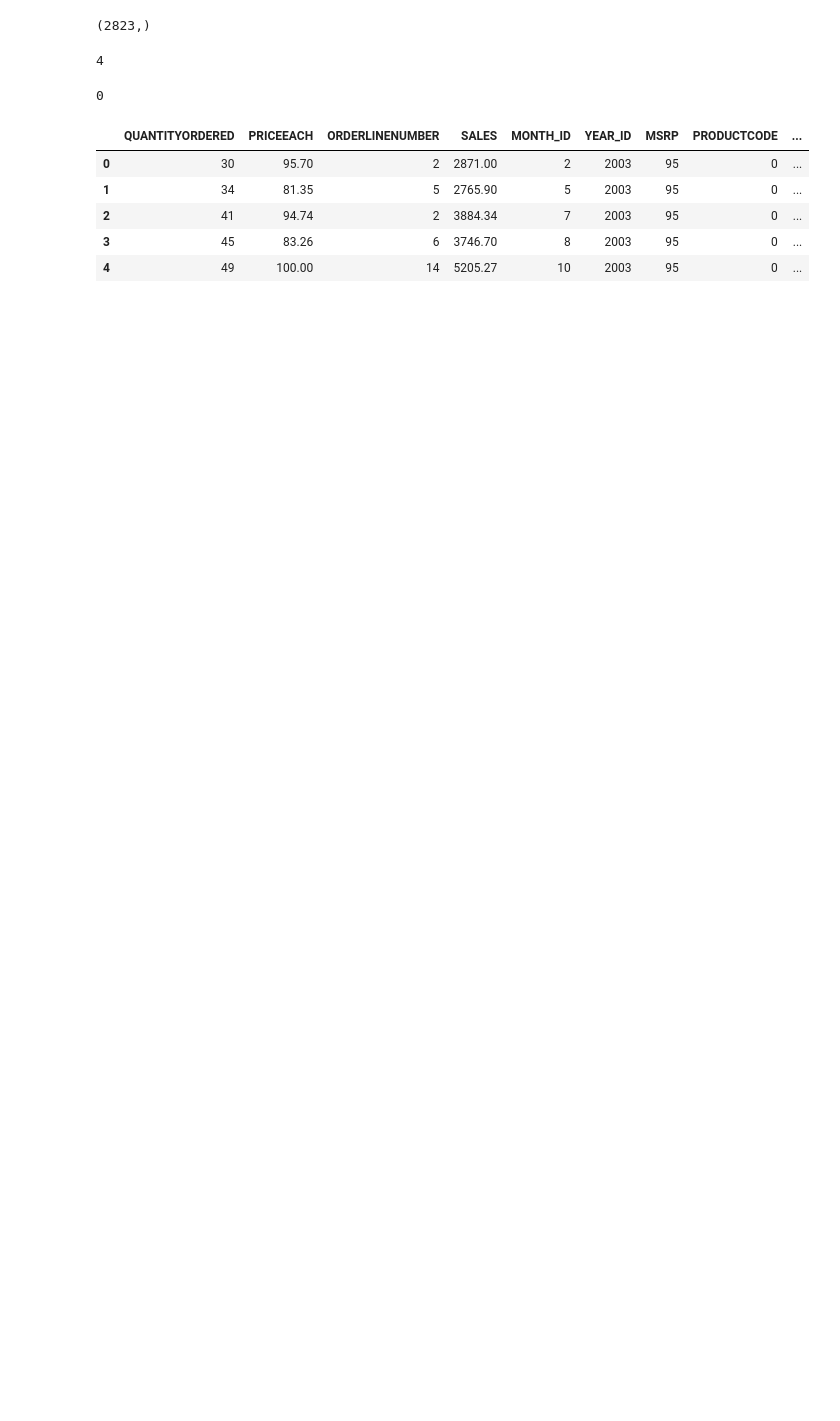
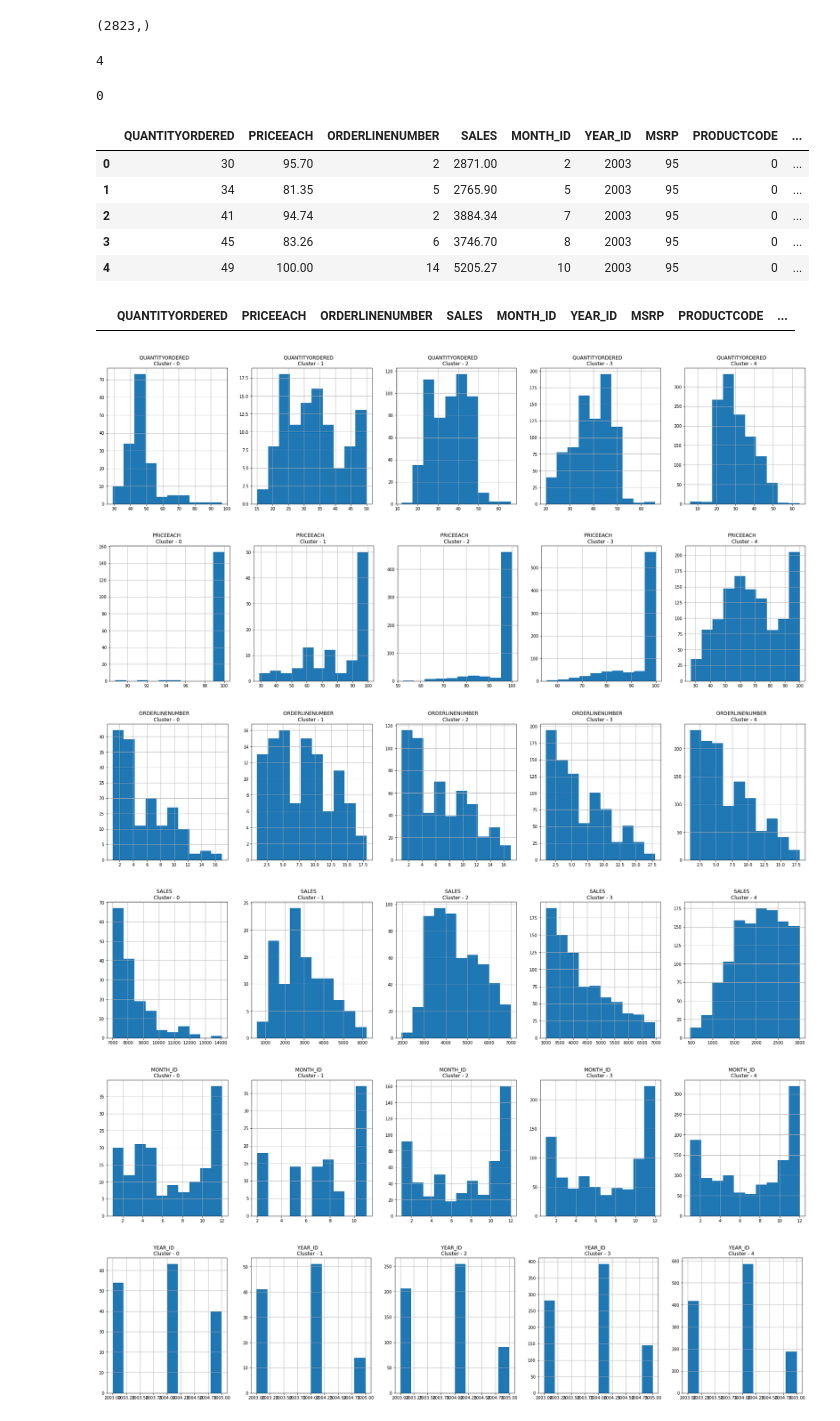
Before and after one commit to Satwikram/Customer-Segmentation, a Jupyter notebook: Customer Segmentation.ipynb, the cells around one changed output. Drawn from its saved outputs; the diff is of its cells as text; code cells hidden in the pictures; blank space fills up the shorter version.

```diff
--- a/Customer Segmentation.ipynb
+++ b/Customer Segmentation.ipynb
@@ -599,3 +599,26 @@ dataset_cluster.head()
 | 2 | 41 | 94.74 | 2 | 3884.34 | 7 | 2003 | 95 | 0 | ... |
 | 3 | 45 | 83.26 | 6 | 3746.70 | 8 | 2003 | 95 | 0 | ... |
 | 4 | 49 | 100.00 | 14 | 5205.27 | 10 | 2003 | 95 | 0 | ... |
+# %%
+dataset['ORDERLINENUMBER'] = dataset['ORDERLINENUMBER'].apply(lambda x: float(x))
+# %%
+dataset.head(0)
+# %% [output]
+|  | QUANTITYORDERED | PRICEEACH | ORDERLINENUMBER | SALES | MONTH_ID | YEAR_ID | MSRP | PRODUCTCODE | ... |
+# %%
+for i in dataset.columns[:8]:
+  plt.figure(figsize = (30, 6))
+  for j in range(5):
+    plt.subplot(1, 5, j+1)
+    cluster = dataset_cluster[dataset_cluster['Clusters'] == j]
+    cluster[i].hist()
+    plt.title('{}    \nCluster - {} '.format(i,j))
+
+plt.show()
+# %% [output]
+[figure, added]
+[figure, added]
+[figure, added]
+[figure, added]
+[figure, added]
+[figure, added]
```
Also changed, not shown: parts of 27 cells of this notebook.
